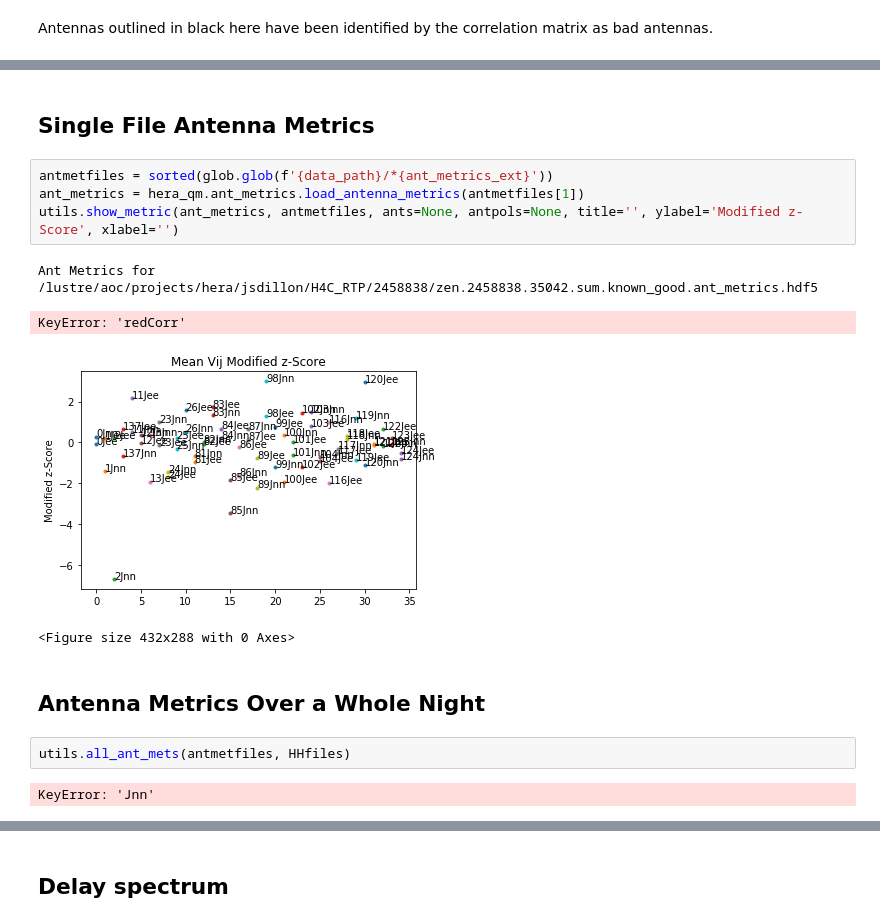
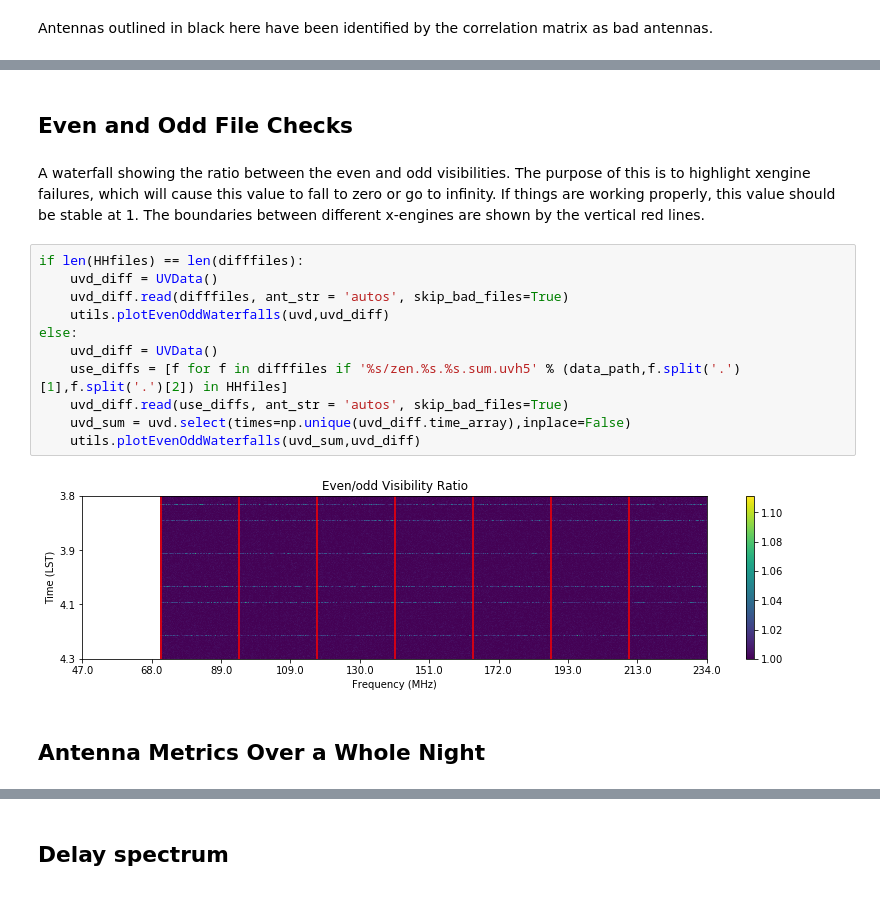
Before and after one commit to HERA-Team/H4C_Notebooks, a Jupyter notebook: data_inspect_known_good/data_inspect_known_good_2458838.ipynb, the cells around one changed output, grey strips where cells are left out. Saved outputs shown, nothing was run; the diff lists cells and outputs as text.

```diff
--- a/data_inspect_known_good/data_inspect_known_good_2458838.ipynb
+++ b/data_inspect_known_good/data_inspect_known_good_2458838.ipynb
@@ -99,17 +107,19 @@ utils.plot_lst_coverage(uvd)
-# %% [markdown]
-## Single File Antenna Metrics
-# %%
-antmetfiles = sorted(glob.glob(f'{data_path}/*{ant_metrics_ext}'))
-ant_metrics = hera_qm.ant_metrics.load_antenna_metrics(antmetfiles[1])
-utils.show_metric(ant_metrics, antmetfiles, ants=None, antpols=None, title='', ylabel='Modified z-Score', xlabel='')
-# %% [output]
-Ant Metrics for /lustre/aoc/projects/hera/jsdillon/H4C_RTP/2458838/zen.2458838.35042.sum.known_good.ant_metrics.hdf5
-KeyError: 'redCorr'
-[figure, removed]
-<Figure size 432x288 with 0 Axes>
+# %% [markdown]
+## Even and Odd File Checks
+# %% [markdown]
+A waterfall showing the ratio between the even and odd visibilities. The purpose of this is to highlight xengine failures, which will cause this value to fall to zero or go to infinity. If things are working properly, this value should be stable at 1. The boundaries between different x-engines are shown by the vertical red lines.
+# %%
+if len(HHfiles) == len(difffiles):
+    uvd_diff = UVData()
+    uvd_diff.read(difffiles, ant_str = 'autos', skip_bad_files=True)
+    utils.plotEvenOddWaterfalls(uvd,uvd_diff)
+else:
+    uvd_diff = UVData()
+    use_diffs = [f for f in difffiles if '%s/zen.%s.%s.sum.uvh5' % (data_path,f.split('.')[1],f.split('.')[2]) in HHfiles]
+    uvd_diff.read(use_diffs, ant_str = 'autos', skip_bad_files=True)
+    uvd_sum = uvd.select(times=np.unique(uvd_diff.time_array),inplace=False)
+    utils.plotEvenOddWaterfalls(uvd_sum,uvd_diff)
+# %% [output]
+[figure, added]
 # %% [markdown]
 ## Antenna Metrics Over a Whole Night
-# %%
-utils.all_ant_mets(antmetfiles, HHfiles)
-# %% [output]
-KeyError: 'Jnn'
```
Also changed, not shown: parts of 13 cells of this notebook, 2 other files.
